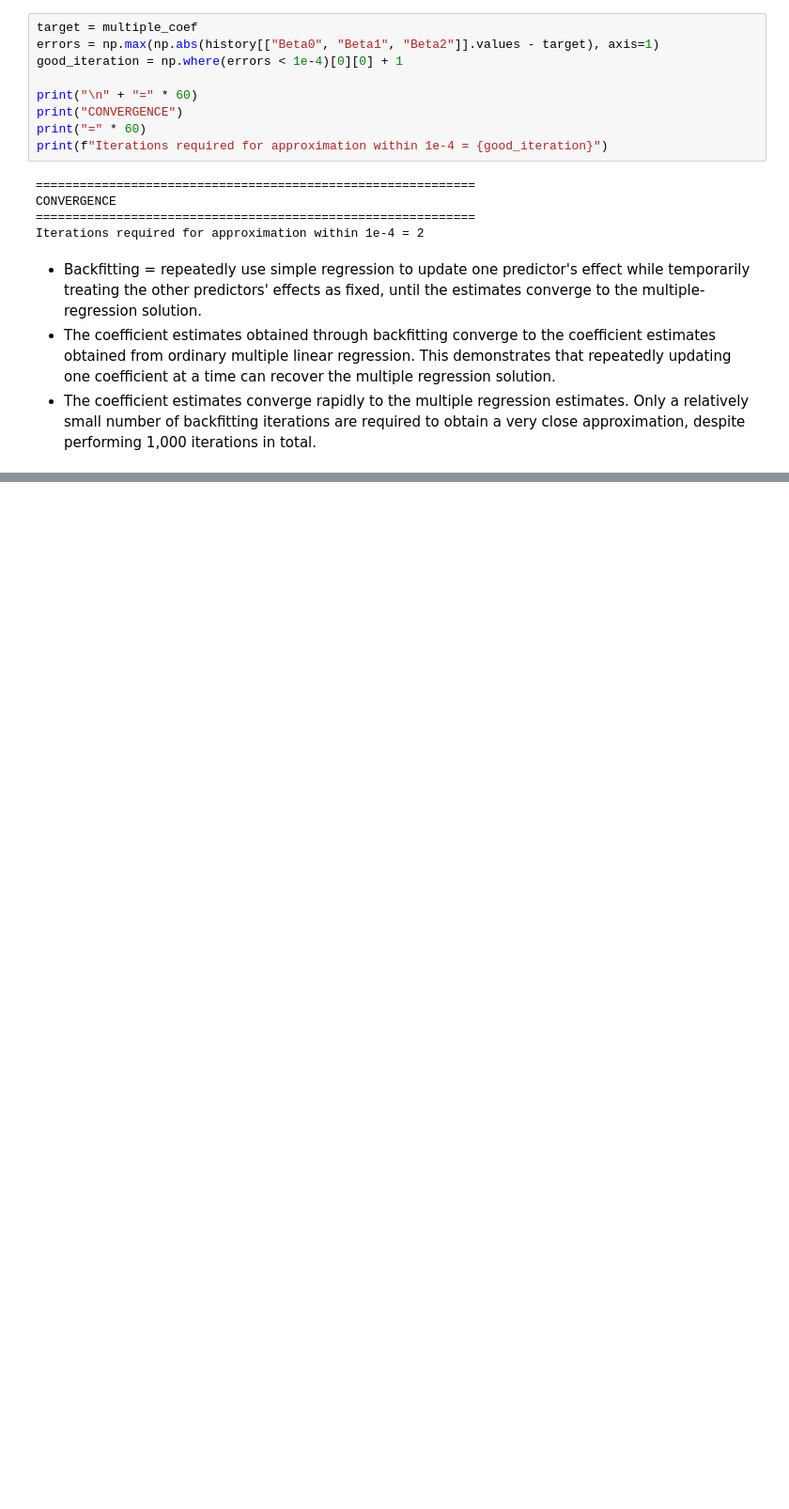
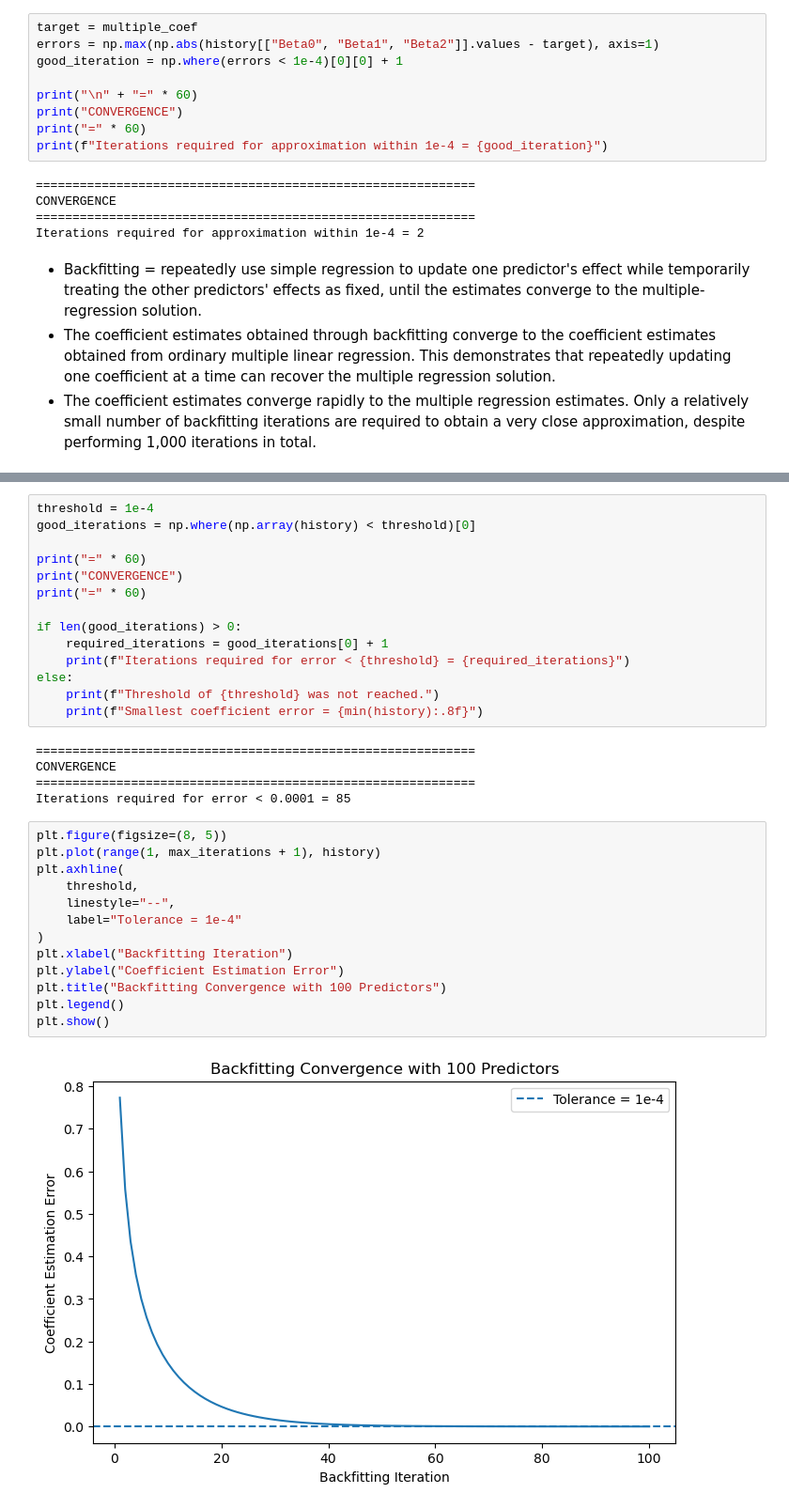
Before and after one commit to sumukha-r/isl-python-solutions, a Jupyter notebook: Chapter07-Moving-Beyond-Linearity/Chapter07-Moving-Beyond-Linearity.ipynb, the cells around one changed output, grey strips where cells are left out. Shown at 94% size. Cells and saved outputs as stored; diff of their text form; blank space fills up the shorter version.

```diff
--- a/Chapter07-Moving-Beyond-Linearity/Chapter07-Moving-Beyond-Linearity.ipynb
+++ b/Chapter07-Moving-Beyond-Linearity/Chapter07-Moving-Beyond-Linearity.ipynb
@@ -988,0 +1061,34 @@ required to obtain a very close approximation, despite performing 1,000 iteratio
+# %%
+threshold = 1e-4
+good_iterations = np.where(np.array(history) < threshold)[0]
+
+print("=" * 60)
+print("CONVERGENCE")
+print("=" * 60)
+
+if len(good_iterations) > 0:
+    required_iterations = good_iterations[0] + 1
+    print(f"Iterations required for error < {threshold} = {required_iterations}")
+else:
+    print(f"Threshold of {threshold} was not reached.")
+    print(f"Smallest coefficient error = {min(history):.8f}")
+# %% [output]
+============================================================
+CONVERGENCE
+============================================================
+Iterations required for error < 0.0001 = 85
+# %%
+plt.figure(figsize=(8, 5))
+plt.plot(range(1, max_iterations + 1), history)
+plt.axhline(
+    threshold,
+    linestyle="--",
+    label="Tolerance = 1e-4"
+)
+plt.xlabel("Backfitting Iteration")
+plt.ylabel("Coefficient Estimation Error")
+plt.title("Backfitting Convergence with 100 Predictors")
+plt.legend()
+plt.show()
+# %% [output]
+[figure, added]
```
Also changed, not shown: parts of 4 cells of this notebook, 1 other file.
